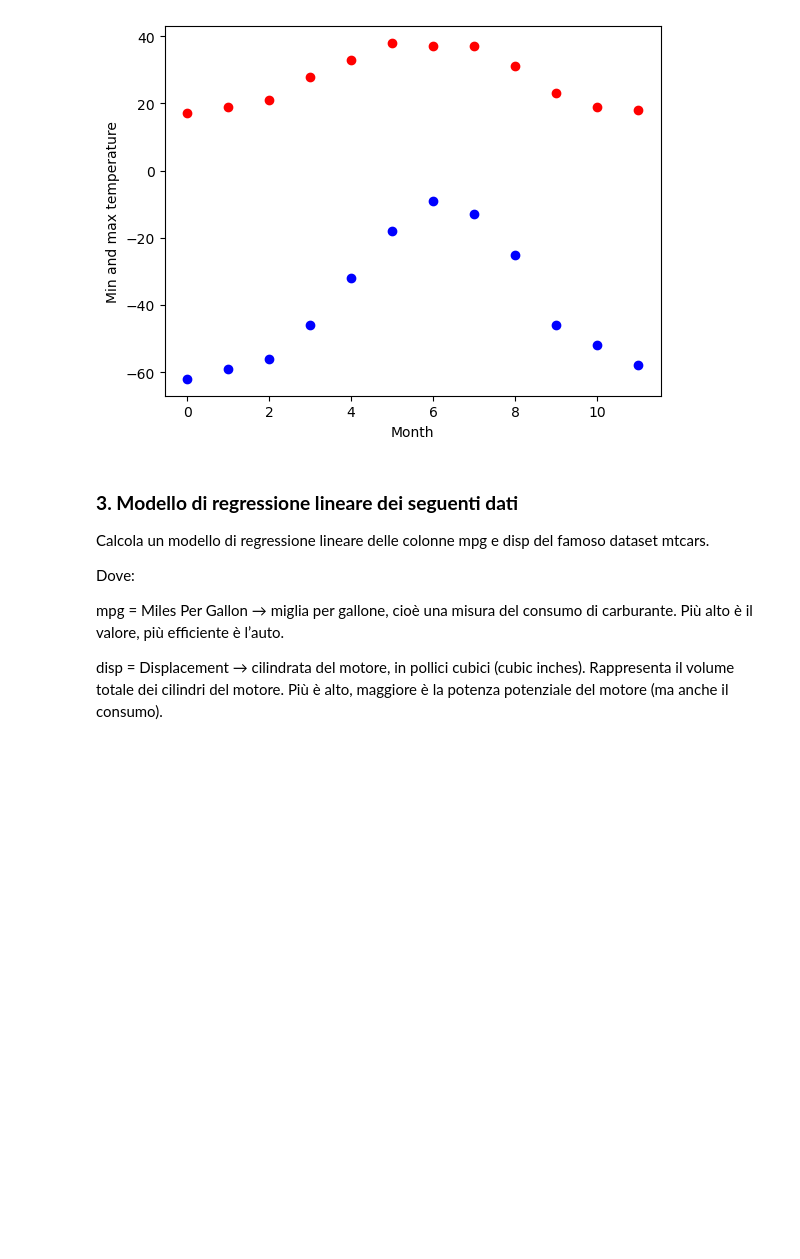
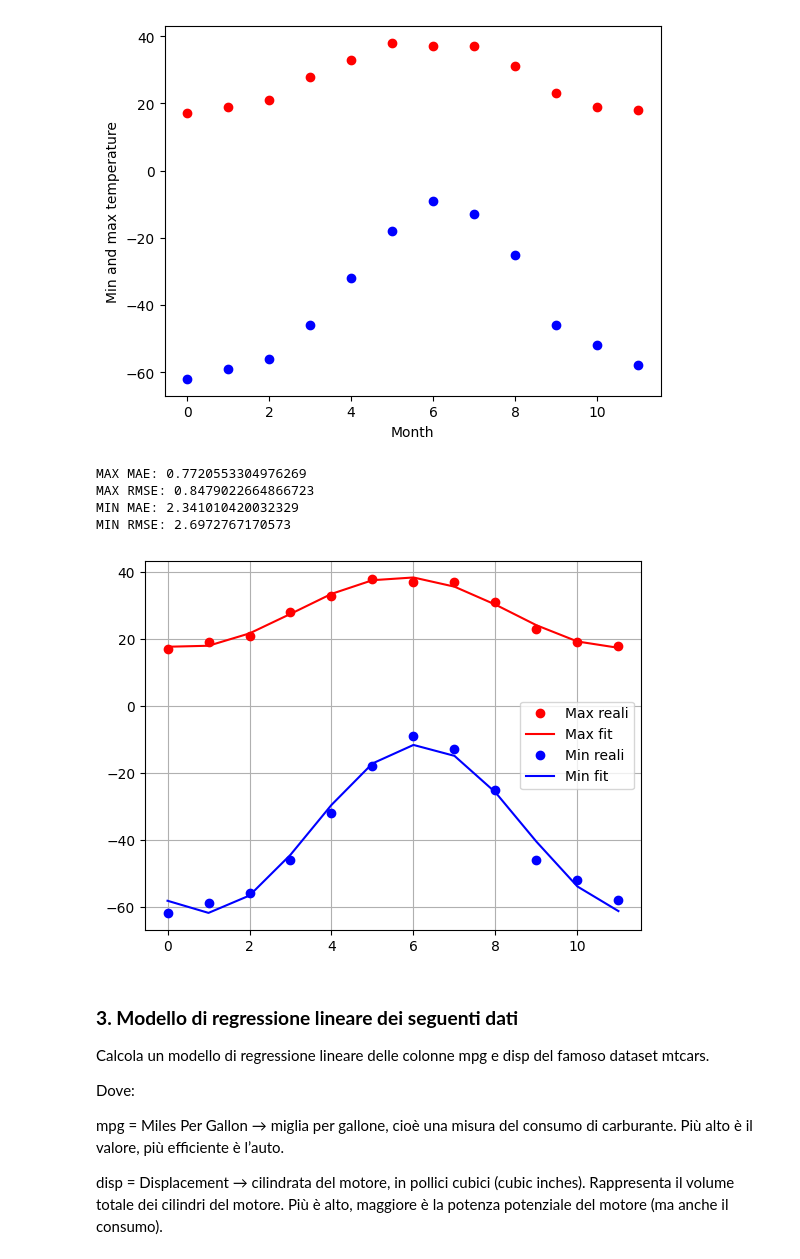
Before and after one commit to lisacontardo/Lab_2, a Jupyter notebook: 6_Esercizi_lez_6.ipynb, the cells around one changed output. Saved outputs shown, nothing was run; the diff lists cells and outputs as text; code cells hidden in the pictures; blank space fills up the shorter version.

```diff
--- a/6_Esercizi_lez_6.ipynb
+++ b/6_Esercizi_lez_6.ipynb
@@ -81,6 +82,49 @@ plt.ylabel("Min and max temperature")
 # %% [output]
 Text(0, 0.5, 'Min and max temperature')
 [figure]
+# %%
+#funzione per calcolare MAE e RMSE
+def mae(y_true, y_pred):
+    return np.mean(np.abs(y_true - y_pred))
+
+def rmse(y_true, y_pred):
+    return np.sqrt(np.mean((y_true - y_pred)**2))
+
+from scipy.optimize import curve_fit
+
+def sinusoid(x, A, B, C, D):
+    return A * np.sin(B*x + C) + D
+
+p0 = [20, 2*np.pi/12, 0, 0]
+
+params_max, _ = curve_fit(sinusoid, months, temp_max, p0=p0)
+fit_max = sinusoid(months, *params_max)
+
+params_min, _ = curve_fit(sinusoid, months, temp_min, p0=p0)
+fit_min = sinusoid(months, *params_min)
+
+print("MAX MAE:", mae(temp_max, fit_max))
+print("MAX RMSE:", rmse(temp_max, fit_max))
+
+print("MIN MAE:", mae(temp_min, fit_min))
+print("MIN RMSE:", rmse(temp_min, fit_min))
+# %% [output]
+MAX MAE: 0.7720553304976269
+MAX RMSE: 0.8479022664866723
+MIN MAE: 2.341010420032329
+MIN RMSE: 2.6972767170573
+# %%
+plt.plot(months, temp_max, "ro", label="Max reali")
+plt.plot(months, fit_max, "r-", label="Max fit")
+
+plt.plot(months, temp_min, "bo", label="Min reali")
+plt.plot(months, fit_min, "b-", label="Min fit")
+
+plt.legend()
+plt.grid()
+plt.show()
+# %% [output]
+[figure, added]
 # %% [markdown]
 ### **3. Modello di regressione lineare dei seguenti dati**
 
```
Also changed, not shown: parts of 2 cells of this notebook.
